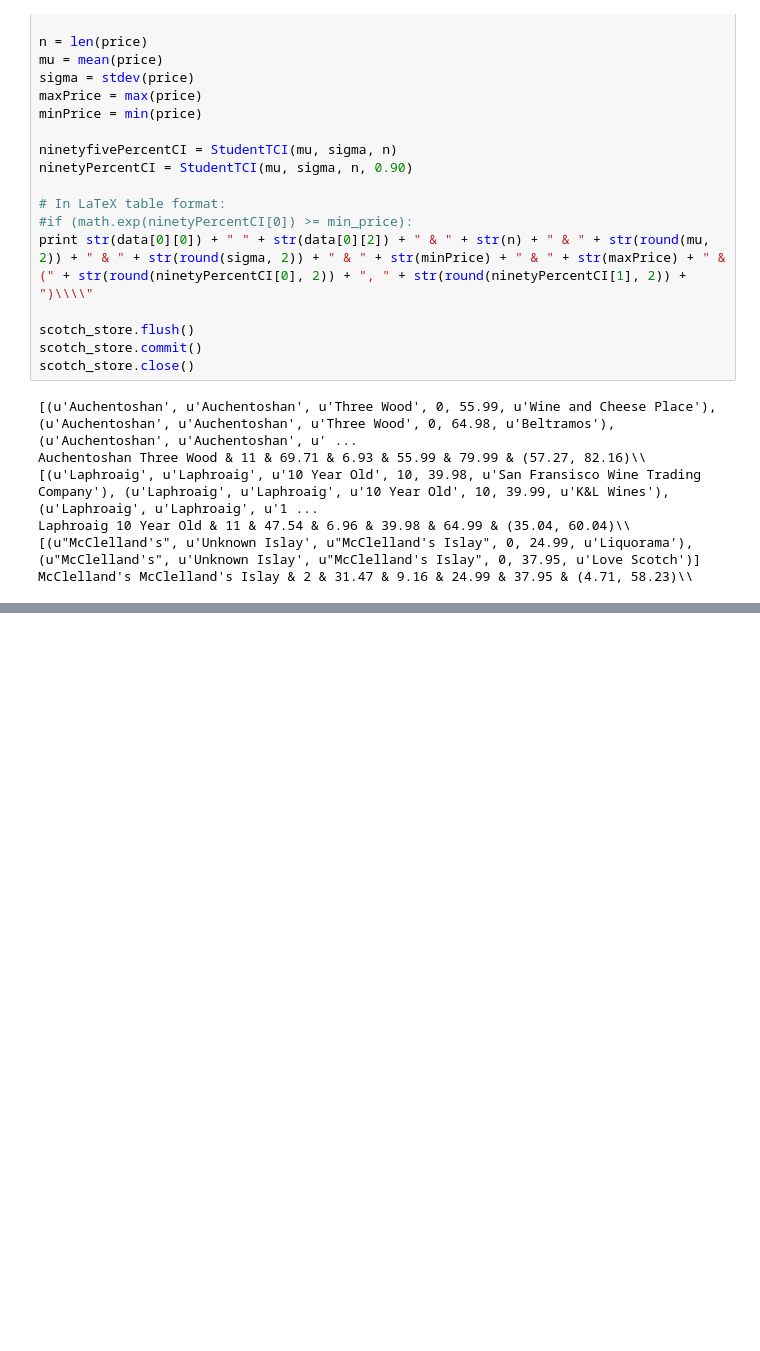
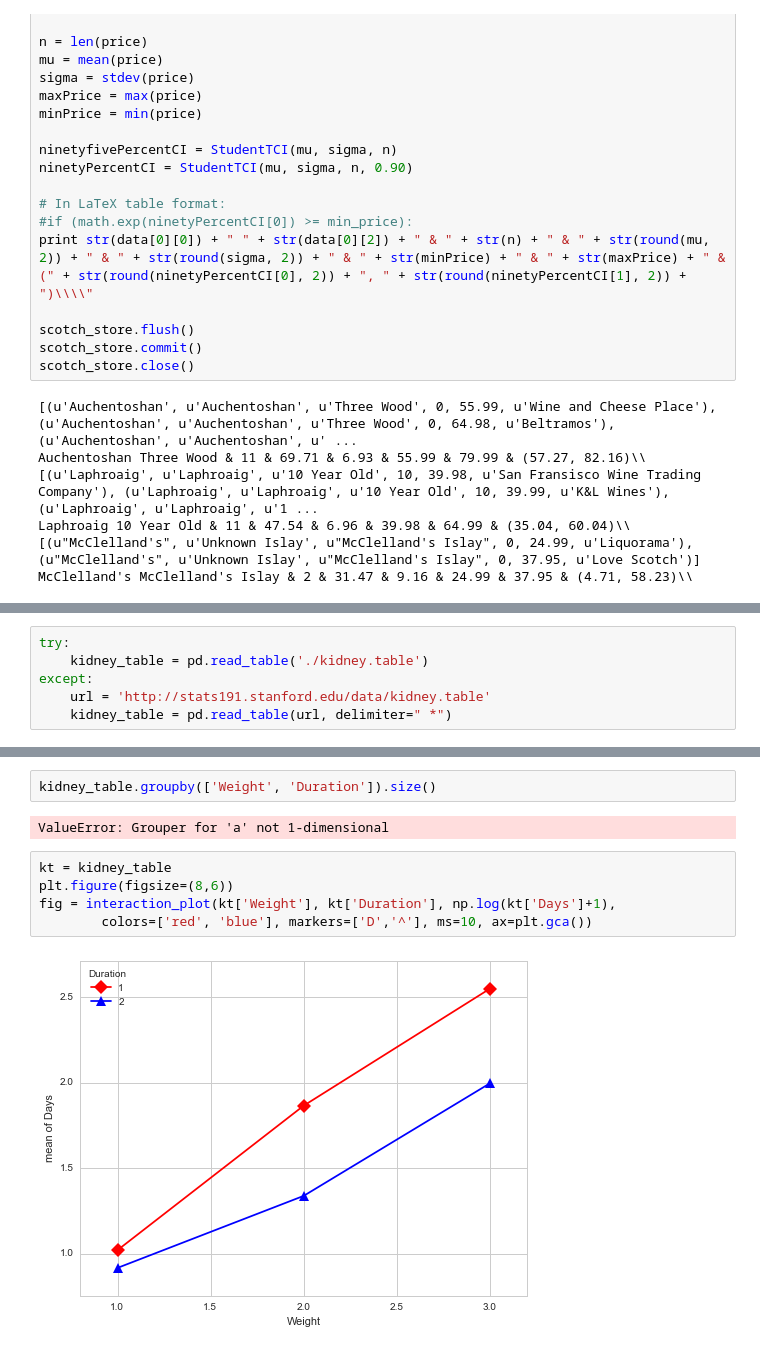
Before and after one commit to bdetweiler/math-8756-final-project, a Jupyter notebook: src/Analyze Scotch.ipynb, the cells around one changed output, grey strips where cells are left out. Saved outputs shown, nothing was run; the diff lists cells and outputs as text; blank space fills up the shorter version.

```diff
--- a/src/Analyze Scotch.ipynb
+++ b/src/Analyze Scotch.ipynb
@@ -1324,0 +1352,6 @@ McClelland's McClelland's Islay & 2 & 31.47 & 9.16 & 24.99 & 37.95 & (4.71, 58.2
+# %%
+try:
+    kidney_table = pd.read_table('./kidney.table')
+except:
+    url = 'http://stats191.stanford.edu/data/kidney.table'
+    kidney_table = pd.read_table(url, delimiter=" *")
@@ -1324,0 +1360,11 @@ McClelland's McClelland's Islay & 2 & 31.47 & 9.16 & 24.99 & 37.95 & (4.71, 58.2
+# %%
+kidney_table.groupby(['Weight', 'Duration']).size()
+# %% [output]
+ValueError: Grouper for 'a' not 1-dimensional
+# %%
+kt = kidney_table
+plt.figure(figsize=(8,6))
+fig = interaction_plot(kt['Weight'], kt['Duration'], np.log(kt['Days']+1),
+        colors=['red', 'blue'], markers=['D','^'], ms=10, ax=plt.gca())
+# %% [output]
+[figure, added]
```
Also changed, not shown: parts of 8 cells of this notebook, 5 other files.
